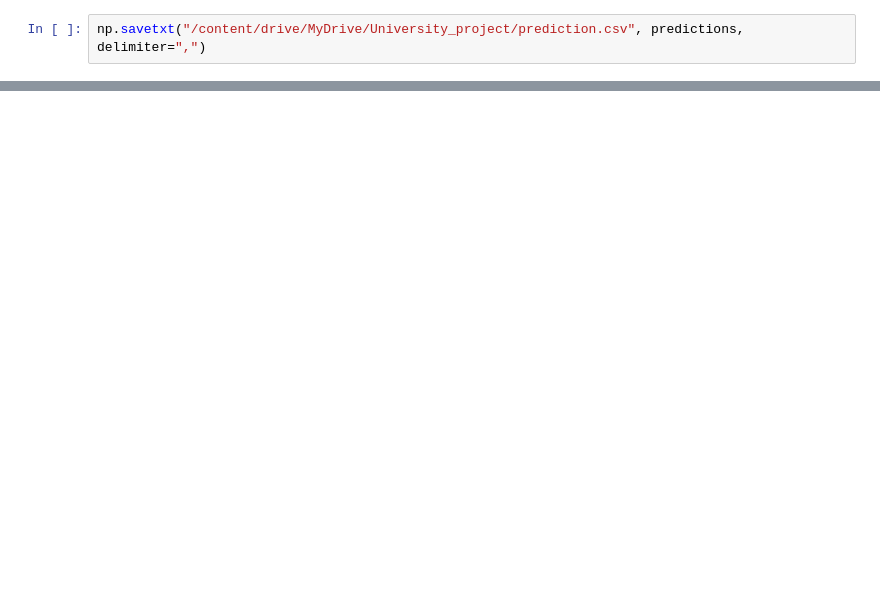
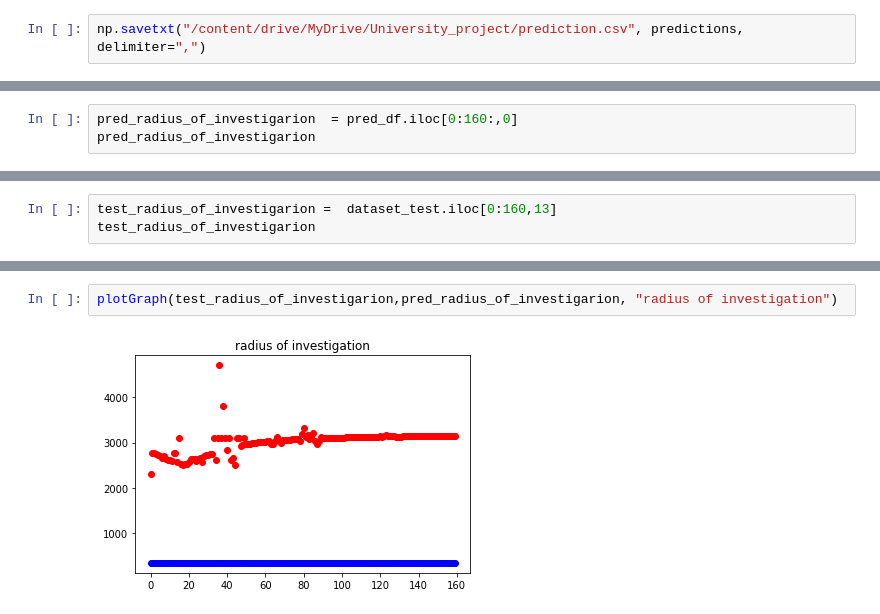
Before and after one commit to MohammadGhodsi/welltest_analysis_project, a Jupyter notebook: welltest_data_analysis.ipynb, the cells around one changed output, grey strips where cells are left out. Drawn from its saved outputs; the diff is of its cells as text; blank space fills up the shorter version.

```diff
--- a/welltest_data_analysis.ipynb
+++ b/welltest_data_analysis.ipynb
@@ -180,0 +295,3 @@ np.savetxt("/content/drive/MyDrive/University_project/prediction.csv", predictio
+# %%
+pred_radius_of_investigarion  = pred_df.iloc[0:160:,0]
+pred_radius_of_investigarion
@@ -180,0 +311,3 @@ np.savetxt("/content/drive/MyDrive/University_project/prediction.csv", predictio
+# %%
+test_radius_of_investigarion =  dataset_test.iloc[0:160,13]
+test_radius_of_investigarion
@@ -180,0 +327,4 @@ np.savetxt("/content/drive/MyDrive/University_project/prediction.csv", predictio
+# %%
+plotGraph(test_radius_of_investigarion,pred_radius_of_investigarion, "radius of investigation")
+# %% [output]
+[figure, added]
```
Also changed, not shown: parts of 18 cells of this notebook.
